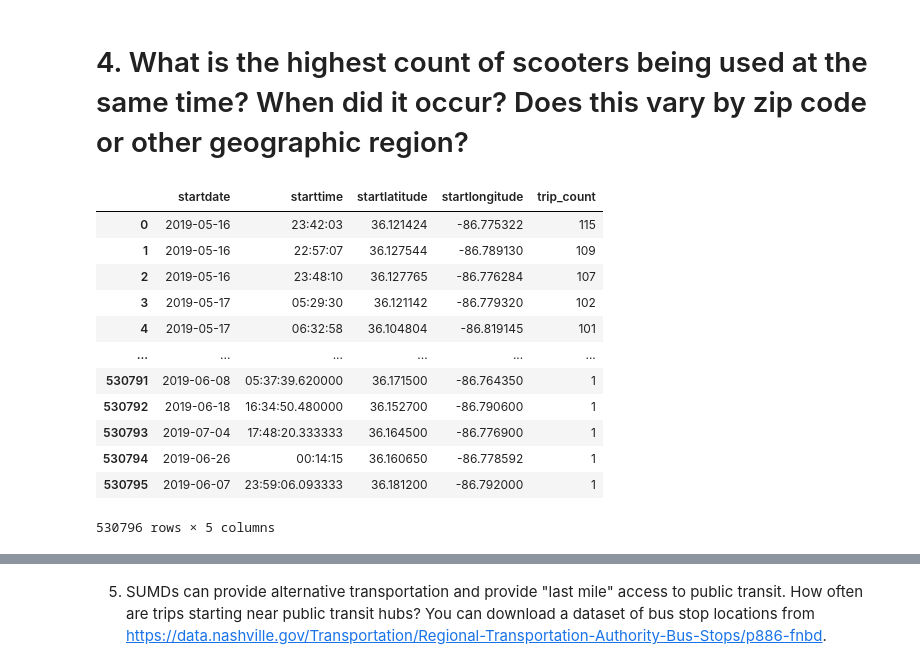
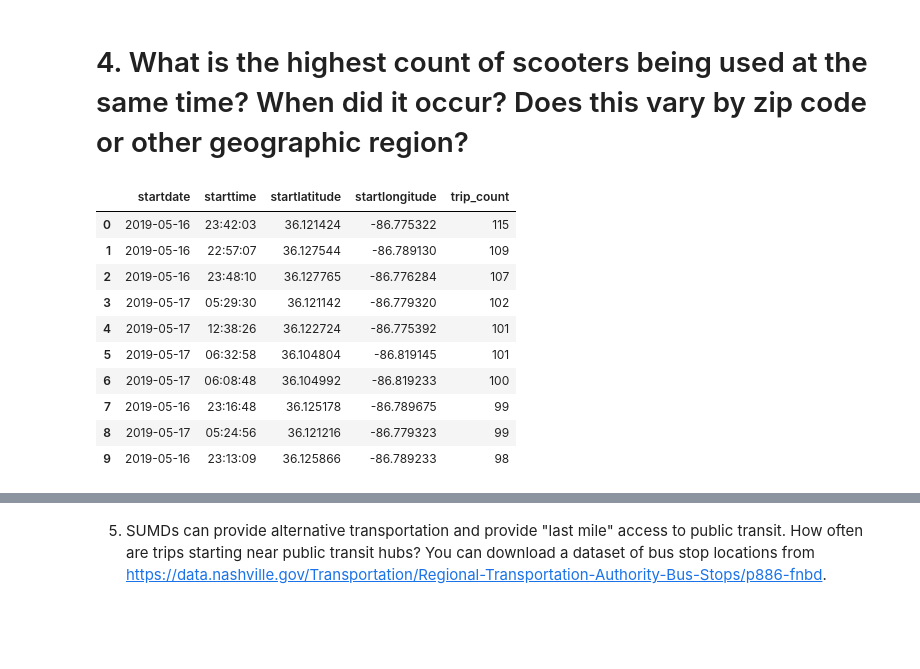
Before and after one commit to NSS-Data-Analytics-Cohort-8/scooter-partner1-whenhugocallsuspythonistas, a Jupyter notebook: notebooks/eda.ipynb, the cells around one changed output, grey strips where cells are left out. Cells and saved outputs as stored; diff of their text form; code cells hidden in the pictures; blank space fills up the shorter version.

```diff
--- a/notebooks/eda.ipynb
+++ b/notebooks/eda.ipynb
@@ -283,34 +280,37 @@ plt.show()
 # %% [markdown]
 # 4. What is the highest count of scooters being used at the same time? When did it occur? Does this vary by zip code or other geographic region?
 # %%
+# the table below gives the date and time frame for when the highest number of scooters were being
+# used at the same time. If we did this soley by date instead of date and time, we'd see 5/26 instead
+# of 5/16
 xxx = """
 SELECT startdate, starttime, startlatitude, startlongitude,  COUNT(sumdid) as trip_count
     FROM trips
     GROUP BY startdate, starttime, startlatitude, startlongitude
     ORDER BY trip_count DESC
+    LIMIT 10
 """
 
 result = engine.execute(xxx)
 
 xxxx = pd.read_sql(xxx, con = engine)
 xxxx
 
-# like because the WHO was in town playing a show at Bridgestone
+# could have been because the WHO was in town playing a show at Bridgestone, however top coordinates
+# are in berry hill, not downtown
 # https://www.setlist.fm/setlist/the-who/2019/bridgestone-arena-nashville-tn-5b903b54.html
 # %% [output]
 |  | startdate | starttime | startlatitude | startlongitude | trip_count |
 | 0 | 2019-05-16 | 23:42:03 | 36.121424 | -86.775322 | 115 |
 | 1 | 2019-05-16 | 22:57:07 | 36.127544 | -86.789130 | 109 |
 | 2 | 2019-05-16 | 23:48:10 | 36.127765 | -86.776284 | 107 |
 | 3 | 2019-05-17 | 05:29:30 | 36.121142 | -86.779320 | 102 |
-| 4 | 2019-05-17 | 06:32:58 | 36.104804 | -86.819145 | 101 |
-| ... | ... | ... | ... | ... | ... |
-| 530791 | 2019-06-08 | 05:37:39.620000 | 36.171500 | -86.764350 | 1 |
-| 530792 | 2019-06-18 | 16:34:50.480000 | 36.152700 | -86.790600 | 1 |
-| 530793 | 2019-07-04 | 17:48:20.333333 | 36.164500 | -86.776900 | 1 |
-| 530794 | 2019-06-26 | 00:14:15 | 36.160650 | -86.778592 | 1 |
-| 530795 | 2019-06-07 | 23:59:06.093333 | 36.181200 | -86.792000 | 1 |
+| 4 | 2019-05-17 | 12:38:26 | 36.122724 | -86.775392 | 101 |
+| 5 | 2019-05-17 | 06:32:58 | 36.104804 | -86.819145 | 101 |
+| 6 | 2019-05-17 | 06:08:48 | 36.104992 | -86.819233 | 100 |
+| 7 | 2019-05-16 | 23:16:48 | 36.125178 | -86.789675 | 99 |
+| 8 | 2019-05-17 | 05:24:56 | 36.121216 | -86.779323 | 99 |
+| 9 | 2019-05-16 | 23:13:09 | 36.125866 | -86.789233 | 98 |
-530796 rows × 5 columns
 # %%
 scooters_subset_geo = """
 SELECT sumdid, startdate, starttime,startlatitude, startlongitude, (startlatitude || ', ' || startlongitude) as geometry
```
Also changed, not shown: parts of 10 cells of this notebook.
